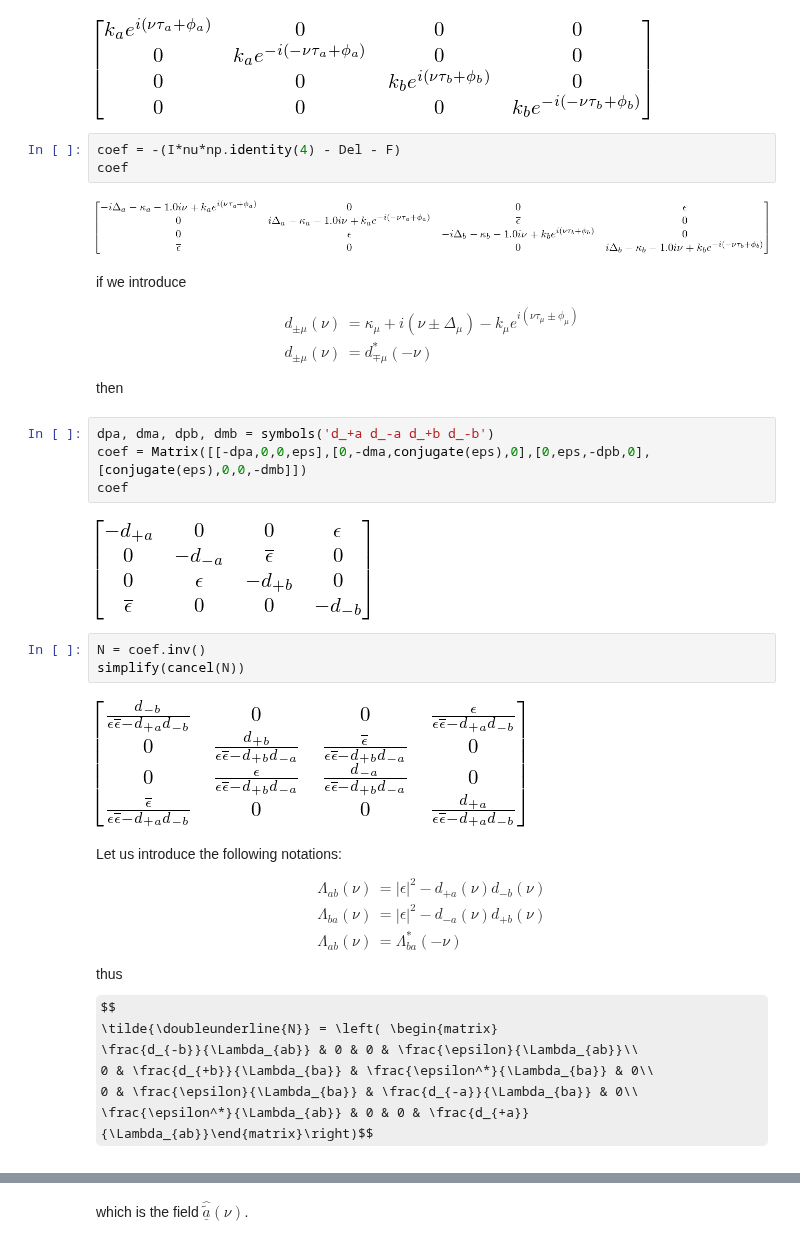
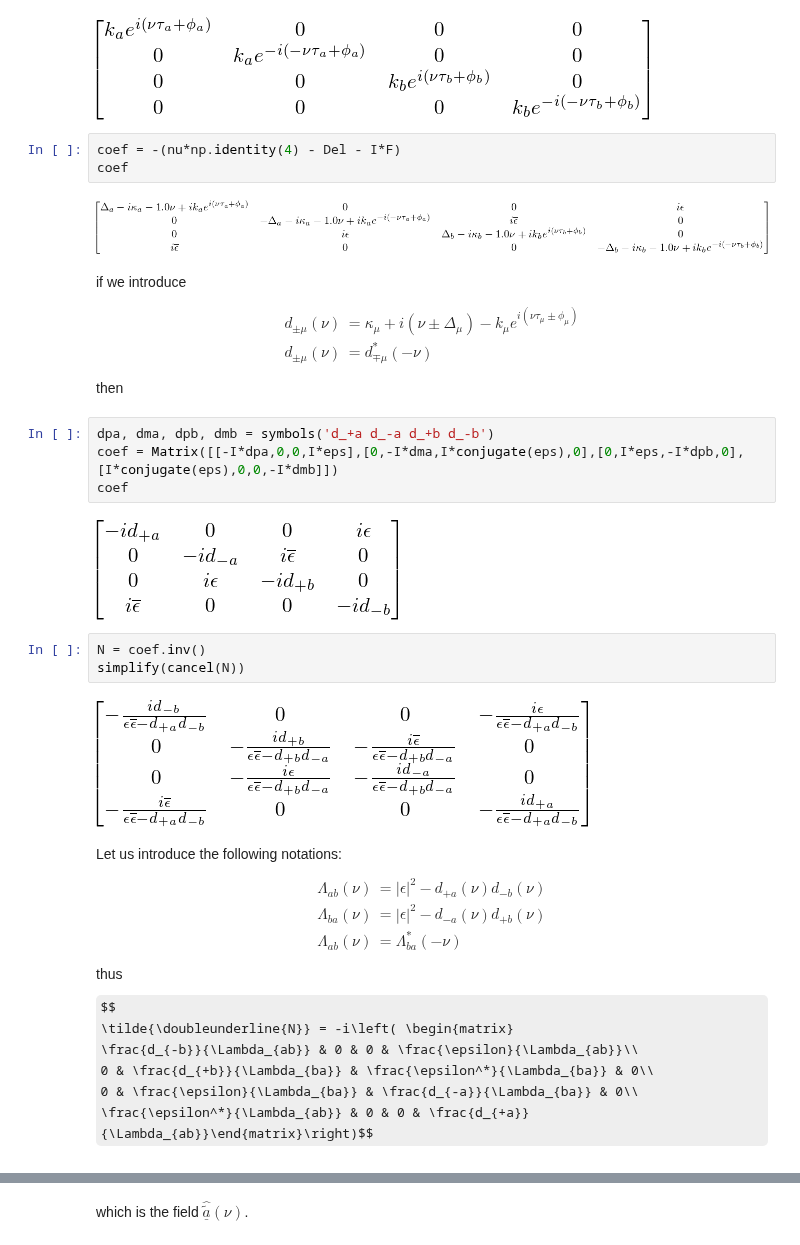
Before and after one commit to nemetniki/General-linear-model, a Jupyter notebook: Summary.ipynb, the cells around one changed output, grey strips where cells are left out. Drawn from its saved outputs; the diff is of its cells as text; some formulas as TeX source.

```diff
--- a/Summary.ipynb
+++ b/Summary.ipynb
@@ -87,10 +87,10 @@ F
 # %% [output]
 [figure]
 # %%
-coef = -(I*nu*np.identity(4) - Del - F)
+coef = -(nu*np.identity(4) - Del - I*F)
 coef
 # %% [output]
-[figure, old version]
+[figure, new version]
 # %% [markdown]
 if we introduce
 $$\begin{align}
@@ -100,15 +100,15 @@ d_{\pm\mu}(\nu) &= d^*_{\mp\mu}(-\nu)
 then
 # %%
 dpa, dma, dpb, dmb = symbols('d_+a d_-a d_+b d_-b')
-coef = Matrix([[-dpa,0,0,eps],[0,-dma,conjugate(eps),0],[0,eps,-dpb,0],[conjugate(eps),0,0,-dmb]])
+coef = Matrix([[-I*dpa,0,0,I*eps],[0,-I*dma,I*conjugate(eps),0],[0,I*eps,-I*dpb,0],[I*conjugate(eps),0,0,-I*dmb]])
 coef
 # %% [output]
-[figure, old version]
+[figure, new version]
 # %%
 N = coef.inv()
 simplify(cancel(N))
 # %% [output]
-[figure, old version]
+[figure, new version]
 # %% [markdown]
 Let us introduce the following notations:
 $$\begin{align}
@@ -118,7 +118,7 @@ $$\begin{align}
 \end{align}$$
 thus
 $$
-\tilde{\doubleunderline{N}} = \left( \begin{matrix}
+\tilde{\doubleunderline{N}} = -i\left( \begin{matrix}
 \frac{d_{-b}}{\Lambda_{ab}} & 0 & 0 & \frac{\epsilon}{\Lambda_{ab}}\\
 0 & \frac{d_{+b}}{\Lambda_{ba}} & \frac{\epsilon^*}{\Lambda_{ba}} & 0\\
 0 & \frac{\epsilon}{\Lambda_{ba}} & \frac{d_{-a}}{\Lambda_{ba}} & 0\\
```
Also changed, not shown: parts of 5 cells of this notebook, 1 other file.
